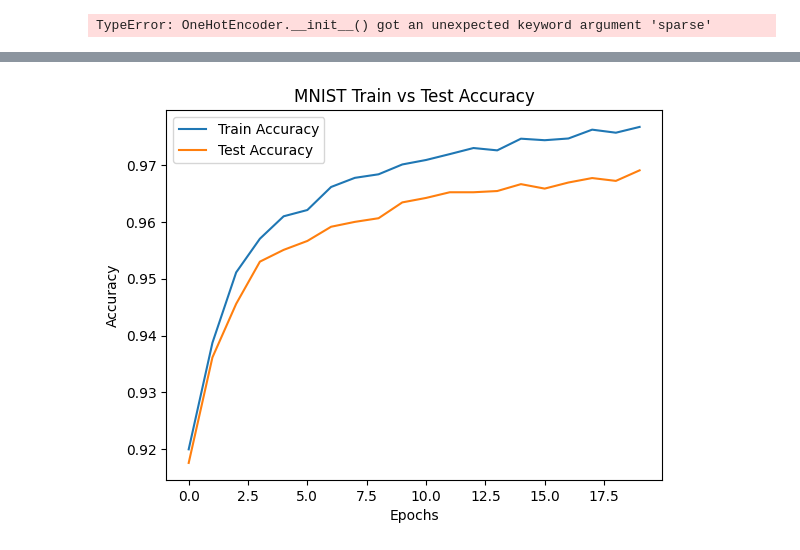
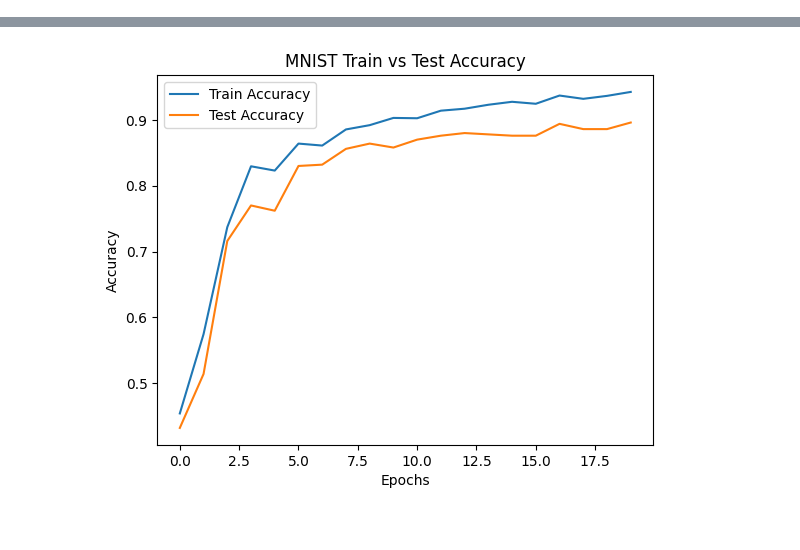
Before and after one commit to santoshkhadk/NN-visualizer-xai, a Jupyter notebook: MNISTdataset.ipynb, the cells around one changed output, grey strips where cells are left out. Drawn from its saved outputs; the diff is of its cells as text; code cells hidden in the pictures.

Commit message:
storing the data in json

```diff
--- a/MNISTdataset.ipynb
+++ b/MNISTdataset.ipynb
@@ -60,49 +1,26 @@ def backward(X, y, z1, a1, a2, W1, W2, mask=None, lr=0.01, lambda_reg=0.001):
-# %%
-# -----------------------------
-# 1️⃣ Load MNIST and force ndarray
-# -----------------------------
-from sklearn.datasets import fetch_openml
-from sklearn.model_selection import train_test_split
-from sklearn.preprocessing import OneHotEncoder
-import numpy as np
-
-mnist = fetch_openml('mnist_784', version=1, as_frame=False)
-X = np.array(mnist['data'])      # force ndarray
-y = np.array(mnist['target'].astype(int))
-
-# Normalize inputs
-X = X / 255.0
-
-# One-hot encode labels
-encoder = OneHotEncoder()
-y_onehot = np.array(encoder.fit_transform(y.reshape(-1, 1)))  # force ndarray
-
-# Train-test split
-X_train, X_test, y_train, y_test = map(np.array, train_test_split(X, y_onehot, test_size=0.2, random_state=42))
-# %% [output]
-TypeError: OneHotEncoder.__init__() got an unexpected keyword argument 'sparse'
 # %%
 from sklearn.datasets import fetch_openml
 from sklearn.model_selection import train_test_split
 from sklearn.preprocessing import OneHotEncoder
 import numpy as np
+import matplotlib.pyplot as plt
 
-# Load MNIST
+
 mnist = fetch_openml('mnist_784', version=1, as_frame=False)
 X = mnist['data'].astype(np.float32) / 255.0
 y = mnist['target'].astype(int)
+X = X[:2500]
+y = y[:2500]
 
-# One-hot encode labels (dense array)
+
 encoder = OneHotEncoder(sparse_output=False)
 y_onehot = encoder.fit_transform(y.reshape(-1, 1))
 
-# Split
+
 X_train, X_test, y_train, y_test = train_test_split(X, y_onehot, test_size=0.2, random_state=42)
 
-# -----------------------------
-# 2️⃣ Hyperparameters
-# -----------------------------
-input_dim = X_train.shape[1]  # 784
+
+input_dim = X_train.shape[1]
 hidden_dim = 128
 output_dim = 10
 lr = 0.1
@@ -111,18 +29,14 @@ batch_size = 64
 drop_prob = 0.5
 lambda_reg = 0.001
 
-# -----------------------------
-# 3️⃣ Initialize weights
-# -----------------------------
+
 np.random.seed(42)
 W1 = np.random.randn(input_dim, hidden_dim) * 0.01
 b1 = np.zeros((1, hidden_dim))
 W2 = np.random.randn(hidden_dim, output_dim) * 0.01
 b2 = np.zeros((1, output_dim))
 
-# -----------------------------
-# 4️⃣ Helper functions
-# -----------------------------
+
 def relu(x):
     return np.maximum(0, x)
 
@@ -136,9 +50,8 @@ def softmax(x):
 def accuracy(y_true, y_pred):
     return np.mean(np.argmax(y_true, axis=1) == np.argmax(y_pred, axis=1))
 
-# -----------------------------
-# 5️⃣ Forward pass with dropout
-# -----------------------------
+
+
 def forward(X, W1, b1, W2, b2, drop_prob=0.0, train=True):
     z1 = X @ W1 + b1
     a1 = relu(z1)
@@ -150,9 +63,7 @@ def forward(X, W1, b1, W2, b2, drop_prob=0.0, train=True):
     a2 = softmax(z2)
     return z1, a1, z2, a2, mask
 
-# -----------------------------
-# 6️⃣ Backward pass with L2
-# -----------------------------
+
 def backward(X, y, z1, a1, a2, W1, W2, b1, b2, mask=None, lr=0.01, lambda_reg=0.001):
     m = X.shape[0]
     dz2 = a2 - y
@@ -170,9 +81,7 @@ def backward(X, y, z1, a1, a2, W1, W2, b1, b2, mask=None, lr=0.01, lambda_reg=0.
     b2_new = b2 - lr * db2
     return W1_new, b1_new, W2_new, b2_new
 
-# -----------------------------
-# 7️⃣ Training loop
-# -----------------------------
+
 train_acc_history, test_acc_history = [], []
 
 for epoch in range(epochs):
@@ -186,7 +95,7 @@ for epoch in range(epochs):
         z1, a1, z2, a2, mask = forward(X_batch, W1, b1, W2, b2, drop_prob, train=True)
         W1, b1, W2, b2 = backward(X_batch, y_batch, z1, a1, a2, W1, W2, b1, b2, mask, lr, lambda_reg)
 
-    # Compute accuracies on full datasets
+
     _, _, _, train_pred, _ = forward(X_train, W1, b1, W2, b2, drop_prob=0.0, train=False)
     _, _, _, test_pred, _ = forward(X_test, W1, b1, W2, b2, drop_prob=0.0, train=False)
     train_acc = accuracy(y_train, train_pred)
@@ -196,9 +105,7 @@ for epoch in range(epochs):
 
     print(f"Epoch {epoch+1}/{epochs} - Train Acc: {train_acc:.4f}, Test Acc: {test_acc:.4f}")
 
-# -----------------------------
-# 8️⃣ Plot accuracy
-# -----------------------------
+
 plt.plot(train_acc_history, label='Train Accuracy')
 plt.plot(test_acc_history, label='Test Accuracy')
 plt.xlabel('Epochs')
@@ -230 +137 @@ Epoch 20/20 - Train Acc: 0.9767, Test Acc: 0.9691
-[figure, old version]
+[figure, new version]
```
Also changed, not shown: parts of 5 cells of this notebook.
